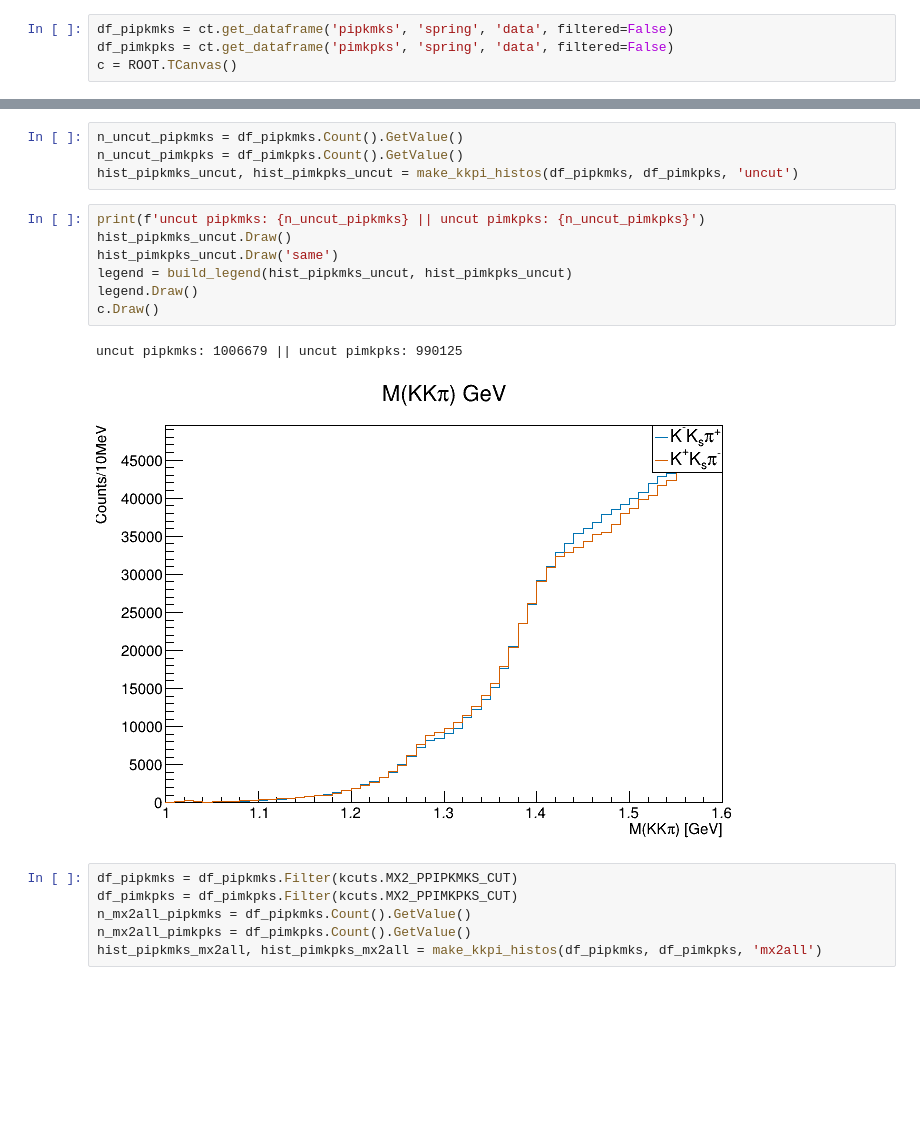
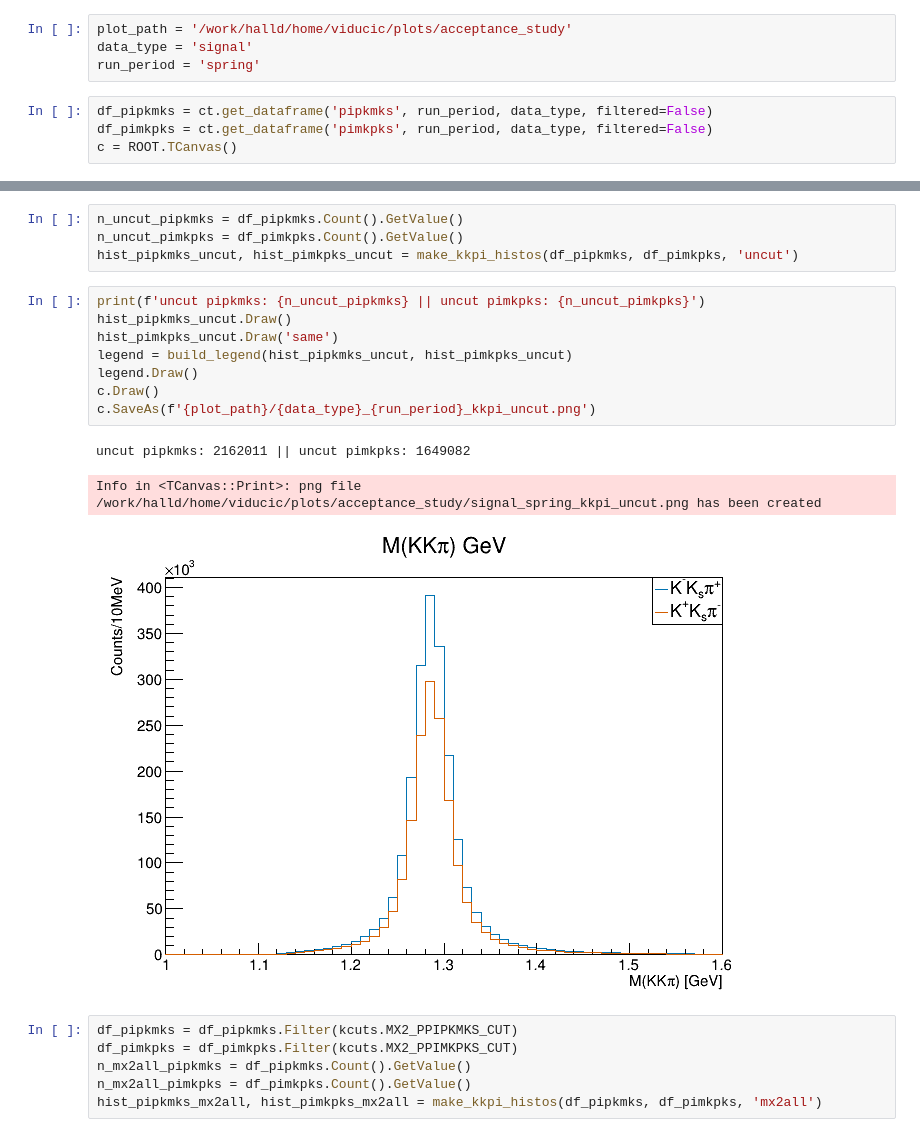
Before and after one commit to tylerviducic/gluex, a Jupyter notebook: scripts/acceptance_study/charge_conj_comparison.ipynb, the cells around one changed output, grey strips where cells are left out. Cells and saved outputs as stored; diff of their text form; blank space fills up the shorter version.

Commit message:
ran over signal. not an issue with kinematic cuts

```diff
--- a/scripts/acceptance_study/charge_conj_comparison.ipynb
+++ b/scripts/acceptance_study/charge_conj_comparison.ipynb
@@ -26,9 +26,13 @@ def build_legend(hist_pipkmks, hist_pimkpks):
     leg.AddEntry(hist_pipkmks, 'K^{-}K_{s}#pi^{+}', 'l')
     leg.AddEntry(hist_pimkpks, 'K^{+}K_{s}#pi^{-}', 'l')
     return leg
+# %%
+plot_path = '/work/halld/home/viducic/plots/acceptance_study'
+data_type = 'signal'
+run_period = 'spring'
 # %%
-df_pipkmks = ct.get_dataframe('pipkmks', 'spring', 'data', filtered=False)
-df_pimkpks = ct.get_dataframe('pimkpks', 'spring', 'data', filtered=False)
+df_pipkmks = ct.get_dataframe('pipkmks', run_period, data_type, filtered=False)
+df_pimkpks = ct.get_dataframe('pimkpks', run_period, data_type, filtered=False)
 c = ROOT.TCanvas()
 # %%
 df_pipkmks = df_pipkmks.Filter('pipkmks_m >= 1.0 && pipkmks_m <= 1.6')
@@ -40,13 +44,15 @@ hist_pipkmks_uncut, hist_pimkpks_uncut = make_kkpi_histos(df_pipkmks, df_pimkpks
 # %%
 print(f'uncut pipkmks: {n_uncut_pipkmks} || uncut pimkpks: {n_uncut_pimkpks}')
 hist_pipkmks_uncut.Draw()
 hist_pimkpks_uncut.Draw('same')
 legend = build_legend(hist_pipkmks_uncut, hist_pimkpks_uncut)
 legend.Draw()
 c.Draw()
+c.SaveAs(f'{plot_path}/{data_type}_{run_period}_kkpi_uncut.png')
 # %% [output]
-uncut pipkmks: 1006679 || uncut pimkpks: 990125
+uncut pipkmks: 2162011 || uncut pimkpks: 1649082
+Info in <TCanvas::Print>: png file /work/halld/home/viducic/plots/acceptance_study/signal_spring_kkpi_uncut.png has been created
-[figure, old version]
+[figure, new version]
 # %%
 df_pipkmks = df_pipkmks.Filter(kcuts.MX2_PPIPKMKS_CUT)
 df_pimkpks = df_pimkpks.Filter(kcuts.MX2_PPIMKPKS_CUT)
```
Also changed, not shown: parts of 9 cells of this notebook.
